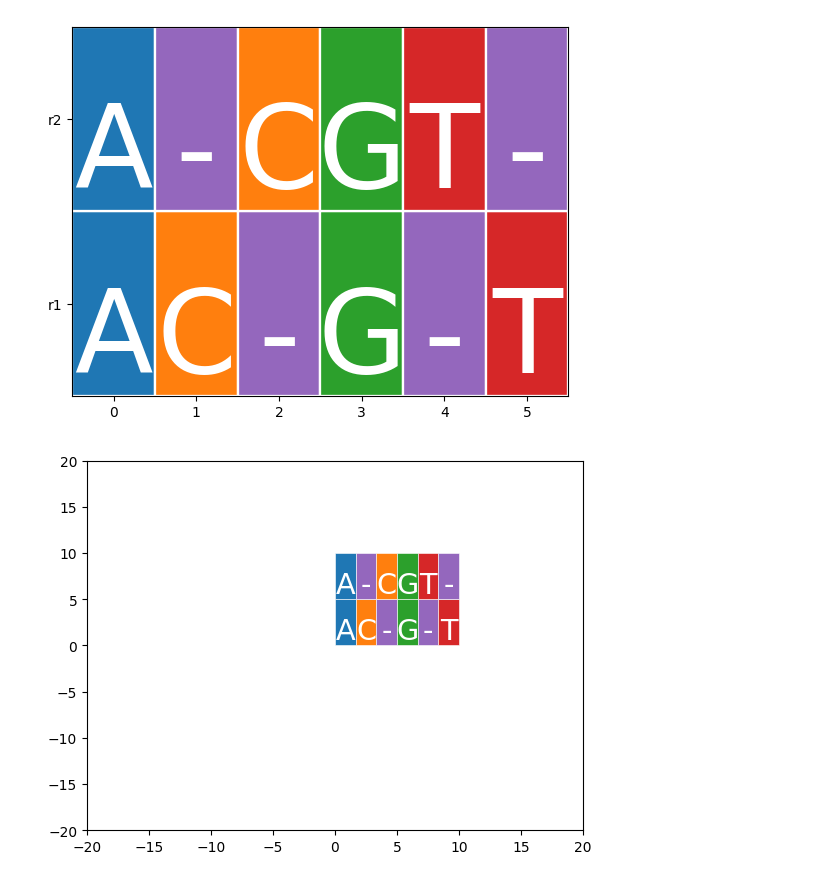
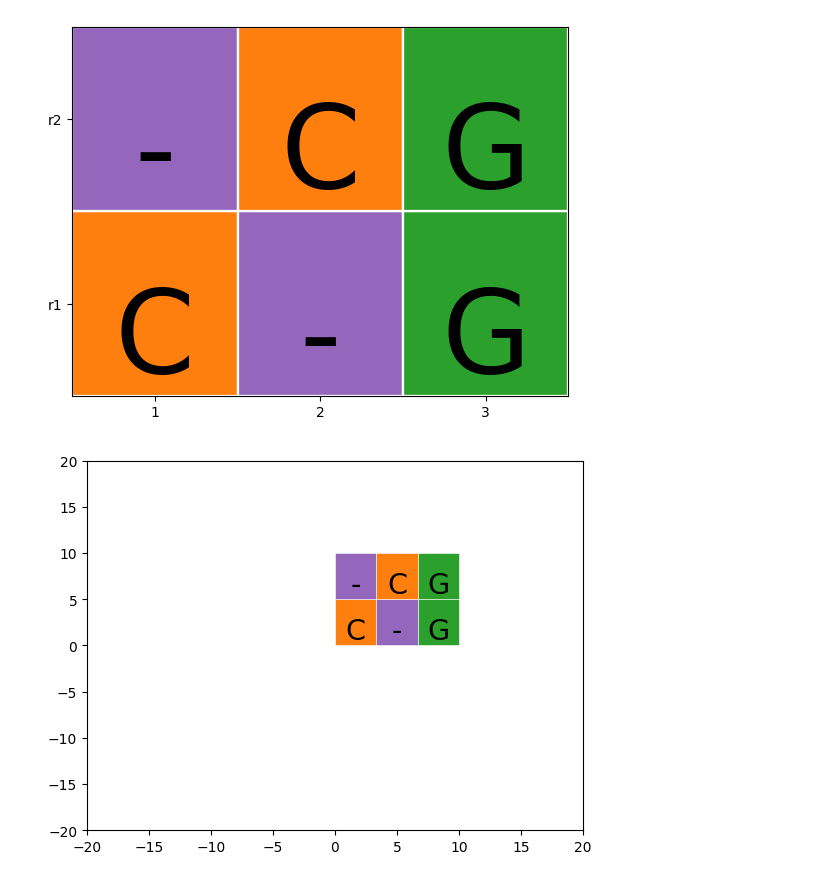
Before and after one commit to mourisl/MSAplot, a Jupyter notebook: vizMSA_dev.ipynb, the cells around one changed output. Saved outputs shown, nothing was run; the diff lists cells and outputs as text; code cells hidden in the pictures.

Commit message:
Add the parameter to draw a portion of the MSA

```diff
--- a/vizMSA_dev.ipynb
+++ b/vizMSA_dev.ipynb
@@ -25,7 +25,8 @@ def CalculateFontsize(xlim, ylim, ax, fig, rows, cols, unit_scale=1):
 
     return fontsize
 # %%
-def DrawMSA(msa, seq_names = None, axlim = None, color_order = None, palette=None, ax=None, fig=None):
+def DrawMSA(msa, seq_names = None, start = None, end = None,
+            axlim = None, color_order = None, palette=None, ax=None, fig=None):
     # Get the canvas attributes.
     ax = ax or plt.gca()
 
@@ -35,16 +36,26 @@ def DrawMSA(msa, seq_names = None, axlim = None, color_order = None, palette=Non
     height = len(msa)
     length = len(msa[0])
 
+    # start, end: draw the [start,end] (both inclusive) region of the MSA
+    if (start == None):
+        start = 0
+    elif (start < 0):
+        start = length + start
+    if (end == None):
+        end = length - 1
+    elif (end < 0):
+        end = length + end
+
     if (axlim == None):
+        # Strange, why cols should be length, not end-start+1?
         fontsize = CalculateFontsize(ax.get_xlim(), ax.get_ylim(), ax, fig, height, length)
     else:
         fontsize = CalculateFontsize(axlim[0], axlim[1], ax, fig, height, length)
-
     chrColor = {}
 
     if color_order == None:
         for a in msa:
-            for c in a:
+            for c in a[start:end+1]:
                 if c not in chrColor:
                     size = len(chrColor)
                     chrColor[c] = sns.color_palette(palette)[size]
@@ -52,15 +63,15 @@ def DrawMSA(msa, seq_names = None, axlim = None, color_order = None, palette=Non
         for i,c in enumerate(color_order):
             chrColor[c] = sns.color_palette(palette)[i]
 
-    lengthUnit = 1 / length
+    lengthUnit = 1 / (end - start + 1)
     heightUnit = 1 / height
     if (axlim != None):
-        lengthUnit = (axlim[0][1] - axlim[0][0]) / length
+        lengthUnit = (axlim[0][1] - axlim[0][0]) / (end - start + 1)
         heightUnit = (axlim[1][1] - axlim[1][0]) / height
 
     for i, a in enumerate(msa):
-        for j,c in enumerate(a):
-            ax.text(x=(j + 0.5)*lengthUnit, y=i * heightUnit, s=c, color="white",
+        for j,c in enumerate(a[start:end+1]):
+            ax.text(x=(j + 0.5)*lengthUnit, y=i * heightUnit, s=c, color="black",
                 va="bottom", ha="center", fontsize=fontsize,
                 transform=ax.transAxes if axlim == None else ax.transData)
             ax.add_patch( patches.Rectangle(xy=(j * lengthUnit, i * heightUnit),
@@ -68,13 +79,13 @@ def DrawMSA(msa, seq_names = None, axlim = None, color_order = None, palette=Non
                                           facecolor=chrColor[c], linewidth=fontsize/50, edgecolor="white",
                                           transform=ax.transAxes if axlim == None else ax.transData))
     if (axlim == None):
-        ax.set_xlim(-0.5, length - 0.5)
+        ax.set_xlim(-0.5, end - start + 1 - 0.5)
         ax.set_ylim(-0.5, height - 0.5)
 
         ticks = []
         tickLabels = []
-        for i in range(length):
-            ticks.append(i)
+        for i in range(start, end + 1):
+            ticks.append(i - start)
             tickLabels.append(i)
         ax.set_xticks(ticks, tickLabels)
 
@@ -89,13 +103,12 @@ def DrawMSA(msa, seq_names = None, axlim = None, color_order = None, palette=Non
 # %%
-ax = plt.gca()
 ax=DrawMSA(msa=["AC-G-T", "A-CGT-"], seq_names = ["r1", "r2"],
-           color_order="ACGT-", ax=ax)
+           start = 1, end = 3, color_order="ACGT-")
 # %% [output]
-[figure, old version]
+[figure, new version]
 # %%
 ax = plt.gca()
 ax.set(xlim=[-20,20], ylim=[-20, 20])
 ax=DrawMSA(msa=["AC-G-T", "A-CGT-"], color_order="ACGT-",
-          axlim=[[0,10], [0,10]], ax=ax)
+          axlim=[[0,10], [0,10]], start=1, end=3, ax=ax)
 # %% [output]
-[figure, old version]
+[figure, new version]
```
Also changed, not shown: parts of 1 cell of this notebook.
